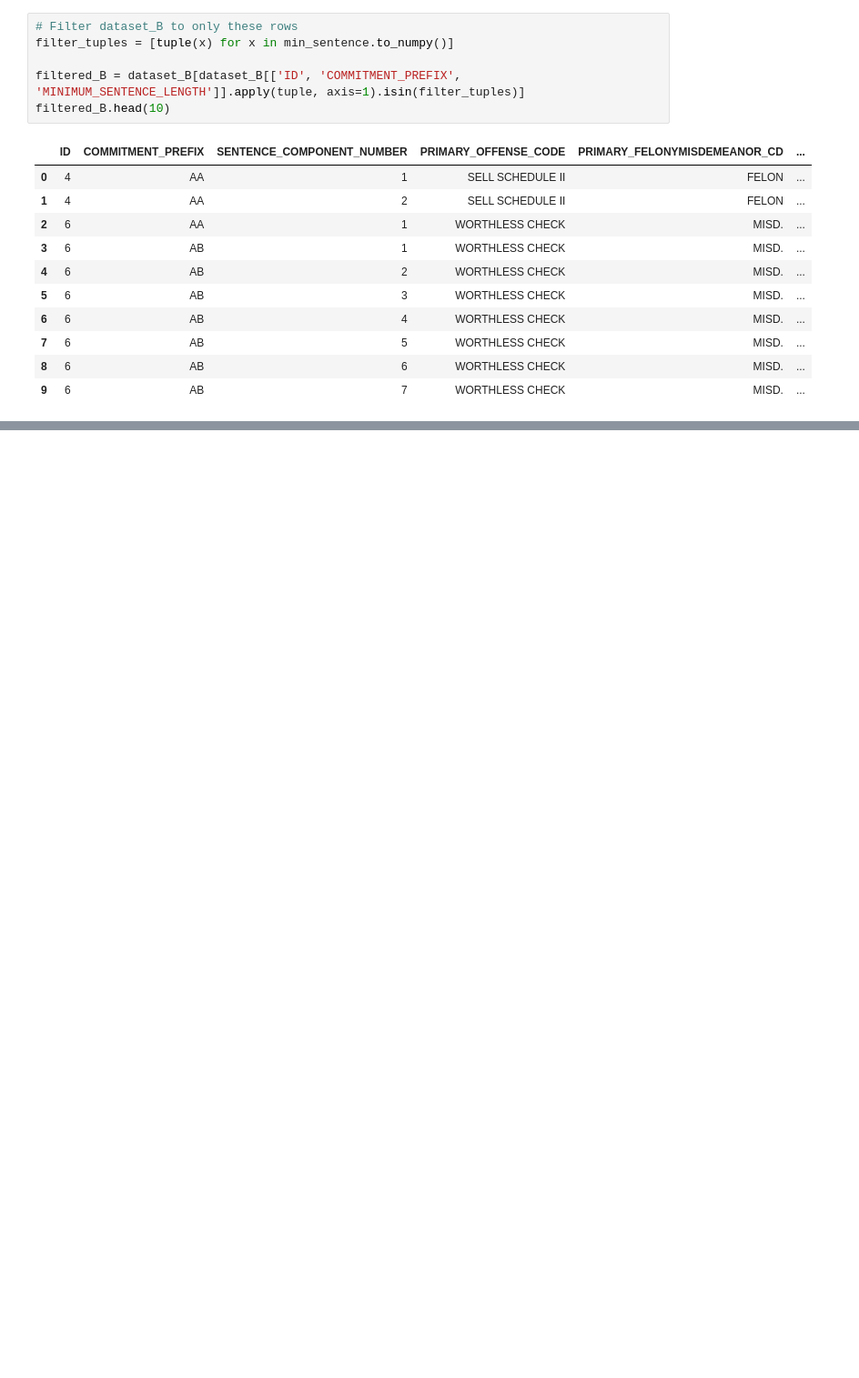
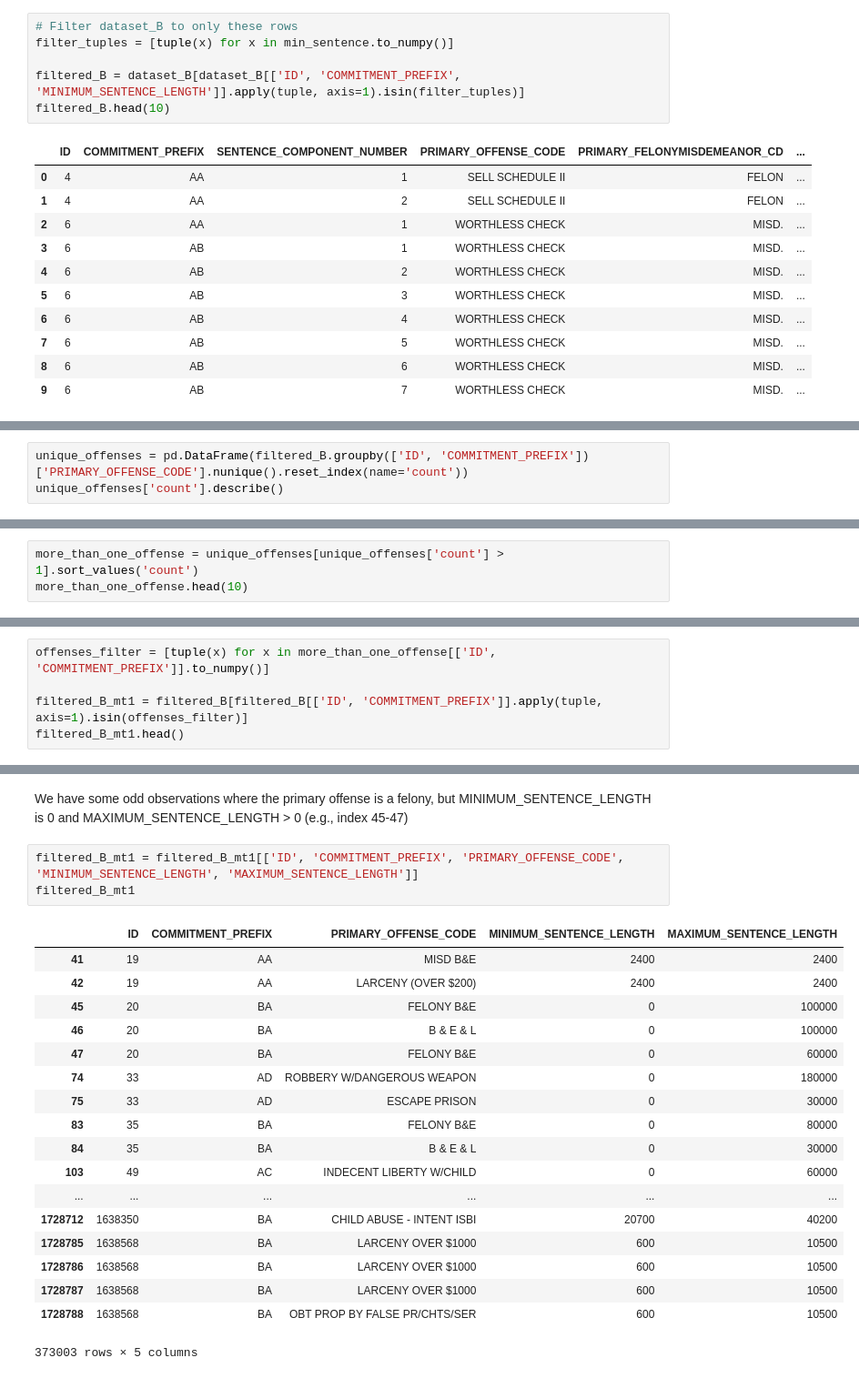
Before and after one commit to christi-liongson/covid_decarceration, a Jupyter notebook: files/build_dataset.ipynb, the cells around one changed output, grey strips where cells are left out. Shown at 91% size. Saved outputs shown, nothing was run; the diff lists cells and outputs as text; blank space fills up the shorter version.

```diff
--- a/files/build_dataset.ipynb
+++ b/files/build_dataset.ipynb
@@ -328,0 +338,3 @@ filtered_B.head(10)
+# %%
+unique_offenses = pd.DataFrame(filtered_B.groupby(['ID', 'COMMITMENT_PREFIX'])['PRIMARY_OFFENSE_CODE'].nunique().reset_index(name='count'))
+unique_offenses['count'].describe()
@@ -328,0 +358,3 @@ filtered_B.head(10)
+# %%
+more_than_one_offense = unique_offenses[unique_offenses['count'] > 1].sort_values('count')
+more_than_one_offense.head(10)
@@ -328,0 +379,5 @@ filtered_B.head(10)
+# %%
+offenses_filter = [tuple(x) for x in more_than_one_offense[['ID', 'COMMITMENT_PREFIX']].to_numpy()]
+
+filtered_B_mt1 = filtered_B[filtered_B[['ID', 'COMMITMENT_PREFIX']].apply(tuple, axis=1).isin(offenses_filter)]
+filtered_B_mt1.head()
@@ -328,0 +391,24 @@ filtered_B.head(10)
+# %% [markdown]
+We have some odd observations where the primary offense is a felony, but MINIMUM_SENTENCE_LENGTH is 0 and MAXIMUM_SENTENCE_LENGTH > 0 (e.g., index 45-47)
+# %%
+filtered_B_mt1 = filtered_B_mt1[['ID', 'COMMITMENT_PREFIX', 'PRIMARY_OFFENSE_CODE', 'MINIMUM_SENTENCE_LENGTH', 'MAXIMUM_SENTENCE_LENGTH']]
+filtered_B_mt1
+# %% [output]
+|  | ID | COMMITMENT_PREFIX | PRIMARY_OFFENSE_CODE | MINIMUM_SENTENCE_LENGTH | MAXIMUM_SENTENCE_LENGTH |
+| 41 | 19 | AA | MISD B&E | 2400 | 2400 |
+| 42 | 19 | AA | LARCENY (OVER $200) | 2400 | 2400 |
+| 45 | 20 | BA | FELONY B&E | 0 | 100000 |
+| 46 | 20 | BA | B & E & L | 0 | 100000 |
+| 47 | 20 | BA | FELONY B&E | 0 | 60000 |
+| 74 | 33 | AD | ROBBERY W/DANGEROUS WEAPON | 0 | 180000 |
+| 75 | 33 | AD | ESCAPE PRISON | 0 | 30000 |
+| 83 | 35 | BA | FELONY B&E | 0 | 80000 |
+| 84 | 35 | BA | B & E & L | 0 | 30000 |
+| 103 | 49 | AC | INDECENT LIBERTY W/CHILD | 0 | 60000 |
+| ... | ... | ... | ... | ... | ... |
+| 1728712 | 1638350 | BA | CHILD ABUSE - INTENT ISBI | 20700 | 40200 |
+| 1728785 | 1638568 | BA | LARCENY OVER $1000 | 600 | 10500 |
+| 1728786 | 1638568 | BA | LARCENY OVER $1000 | 600 | 10500 |
+| 1728787 | 1638568 | BA | LARCENY OVER $1000 | 600 | 10500 |
+| 1728788 | 1638568 | BA | OBT PROP BY FALSE PR/CHTS/SER | 600 | 10500 |
+373003 rows × 5 columns
```
Also changed, not shown: parts of 26 cells of this notebook.
